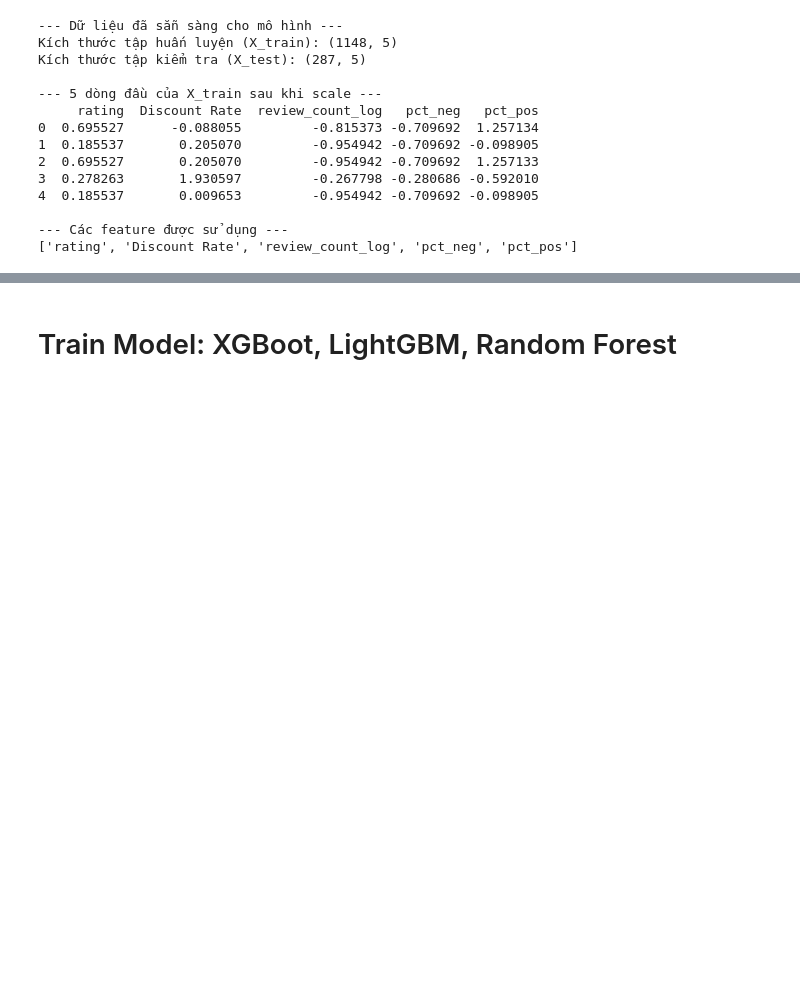
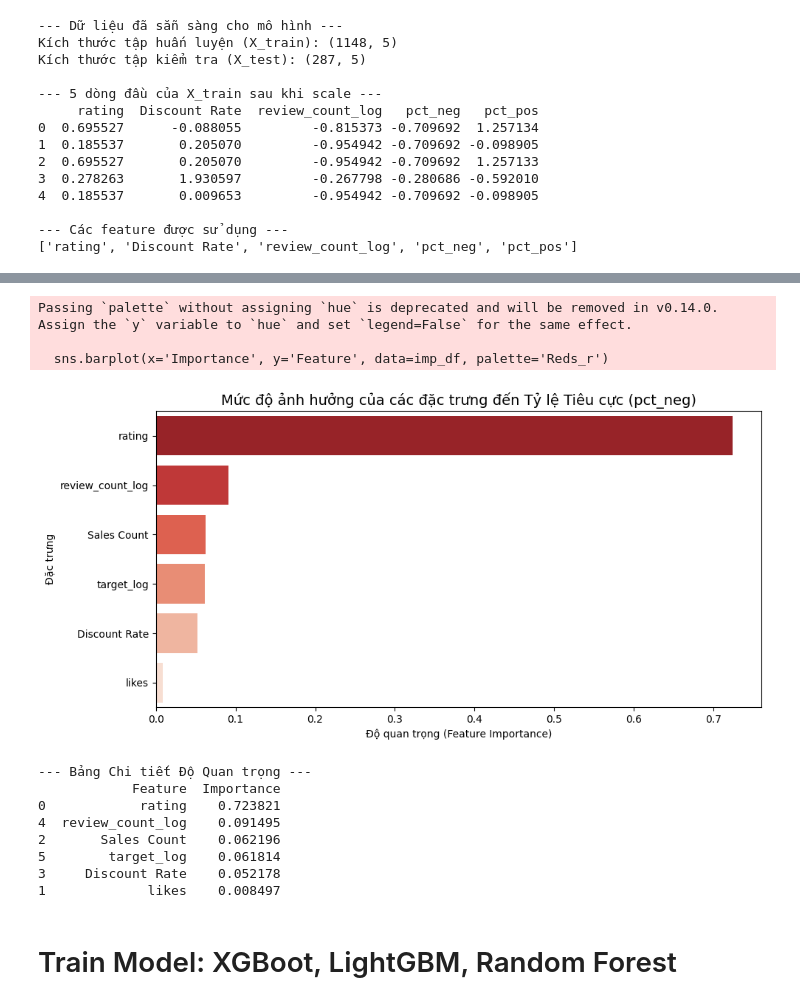
Before and after one commit to nhunggnguyen04/NCKH, a Jupyter notebook: train_model.ipynb, the cells around one changed output, grey strips where cells are left out. Saved outputs shown, nothing was run; the diff lists cells and outputs as text; code cells hidden in the pictures; blank space fills up the shorter version.

```diff
--- a/train_model.ipynb
+++ b/train_model.ipynb
@@ -480,3 +511,39 @@ Kích thước tập kiểm tra (X_test): (287, 5)
+# %%
+# 3. Đánh giá Mức độ quan trọng của đặc trưng (Feature Importance) bằng Random Forest
+# Train một mô hình nhanh để xem feature nào quyết định nhiều nhất đến pct_neg
+rf_neg = RandomForestRegressor(n_estimators=100, random_state=42, n_jobs=-1)
+rf_neg.fit(X_neg, y_neg)
+
+# Trích xuất độ quan trọng
+importances = rf_neg.feature_importances_
+imp_df = pd.DataFrame({'Feature': X_neg.columns, 'Importance': importances})
+imp_df = imp_df.sort_values(by='Importance', ascending=False)
+
+# Vẽ biểu đồ
+plt.figure(figsize=(10, 5))
+sns.barplot(x='Importance', y='Feature', data=imp_df, palette='Reds_r')
+plt.title("Mức độ ảnh hưởng của các đặc trưng đến Tỷ lệ Tiêu cực (pct_neg)", fontsize=14)
+plt.xlabel("Độ quan trọng (Feature Importance)")
+plt.ylabel("Đặc trưng")
+plt.tight_layout()
+plt.show()
+
+# In bảng chi tiết
+print("\n--- Bảng Chi tiết Độ Quan trọng ---")
+print(imp_df)
+# %% [output]
+Passing `palette` without assigning `hue` is deprecated and will be removed in v0.14.0. Assign the `y` variable to `hue` and set `legend=False` for the same effect.
+
+  sns.barplot(x='Importance', y='Feature', data=imp_df, palette='Reds_r')
+[figure, added]
+--- Bảng Chi tiết Độ Quan trọng ---
+            Feature  Importance
+0            rating    0.723821
+4  review_count_log    0.091495
+2       Sales Count    0.062196
+5        target_log    0.061814
+3     Discount Rate    0.052178
+1             likes    0.008497
 # %% [markdown]
 # Train Model: XGBoot, LightGBM, Random Forest
 # %%
```
Also changed, not shown: parts of 7 cells of this notebook.
